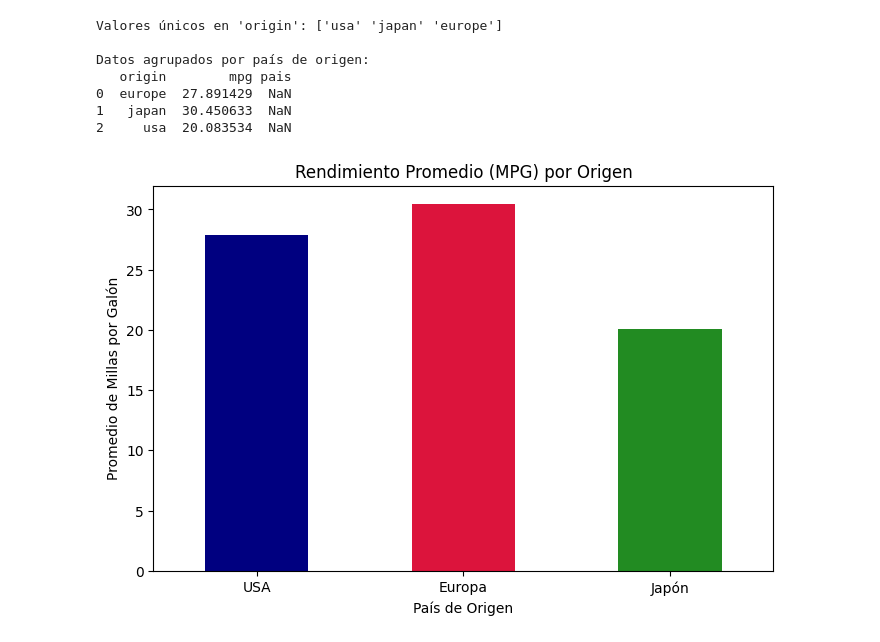
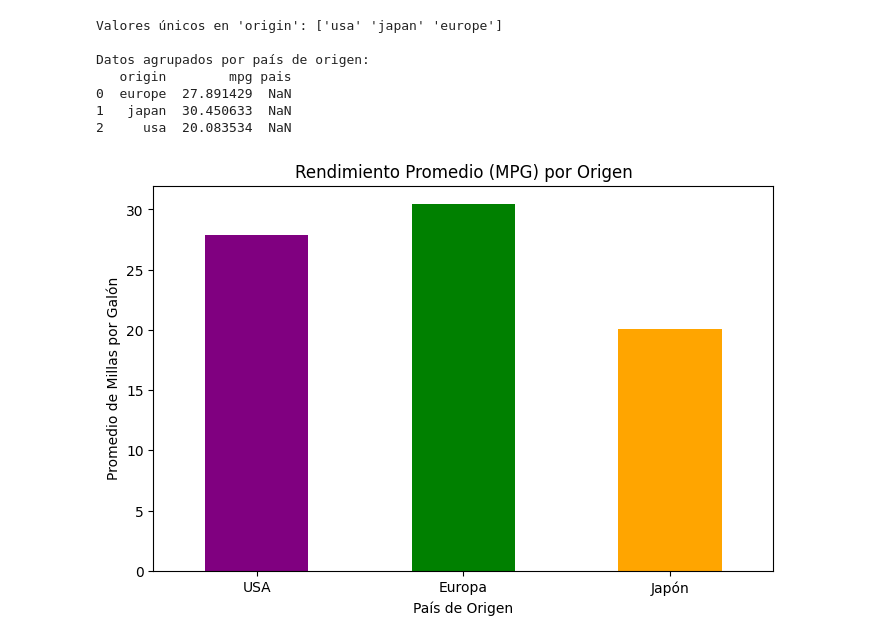
Before and after one commit to pudiniman/INTELIGENCIA-ARTIFICIAL, a Jupyter notebook: EXAMEN MEDIO CURSO 2177985.ipynb, the cells around one changed output. Saved outputs shown, nothing was run; the diff lists cells and outputs as text; code cells hidden in the pictures.

```diff
--- a/EXAMEN MEDIO CURSO 2177985.ipynb
+++ b/EXAMEN MEDIO CURSO 2177985.ipynb
@@ -154,19 +154,19 @@ Datos agrupados por país de origen:
 # %%
 # --- Celda 7: Gráfico de Barras - Versión Ultra Simple (como en la imagen) ---
 
 # Calcular el promedio de MPG agrupado por origen
 resumen_origen = df.groupby('origin')['mpg'].mean()
 
 # Crear el gráfico de barras simple
 plt.figure(figsize=(8, 5))
-resumen_origen.plot(kind='bar', color=['navy', 'crimson', 'forestgreen'])
+resumen_origen.plot(kind='bar', color=['purple', 'green', 'orange'])
 
 # Personalizar mínimamente
 plt.title('Rendimiento Promedio (MPG) por Origen')
 plt.xlabel('País de Origen')
 plt.ylabel('Promedio de Millas por Galón')
 plt.xticks(ticks=[0, 1, 2], labels=['USA', 'Europa', 'Japón'], rotation=0)
 
 plt.show()
 # %% [output]
-[figure, old version]
+[figure, new version]
```
Also changed, not shown: parts of 1 cell of this notebook.
